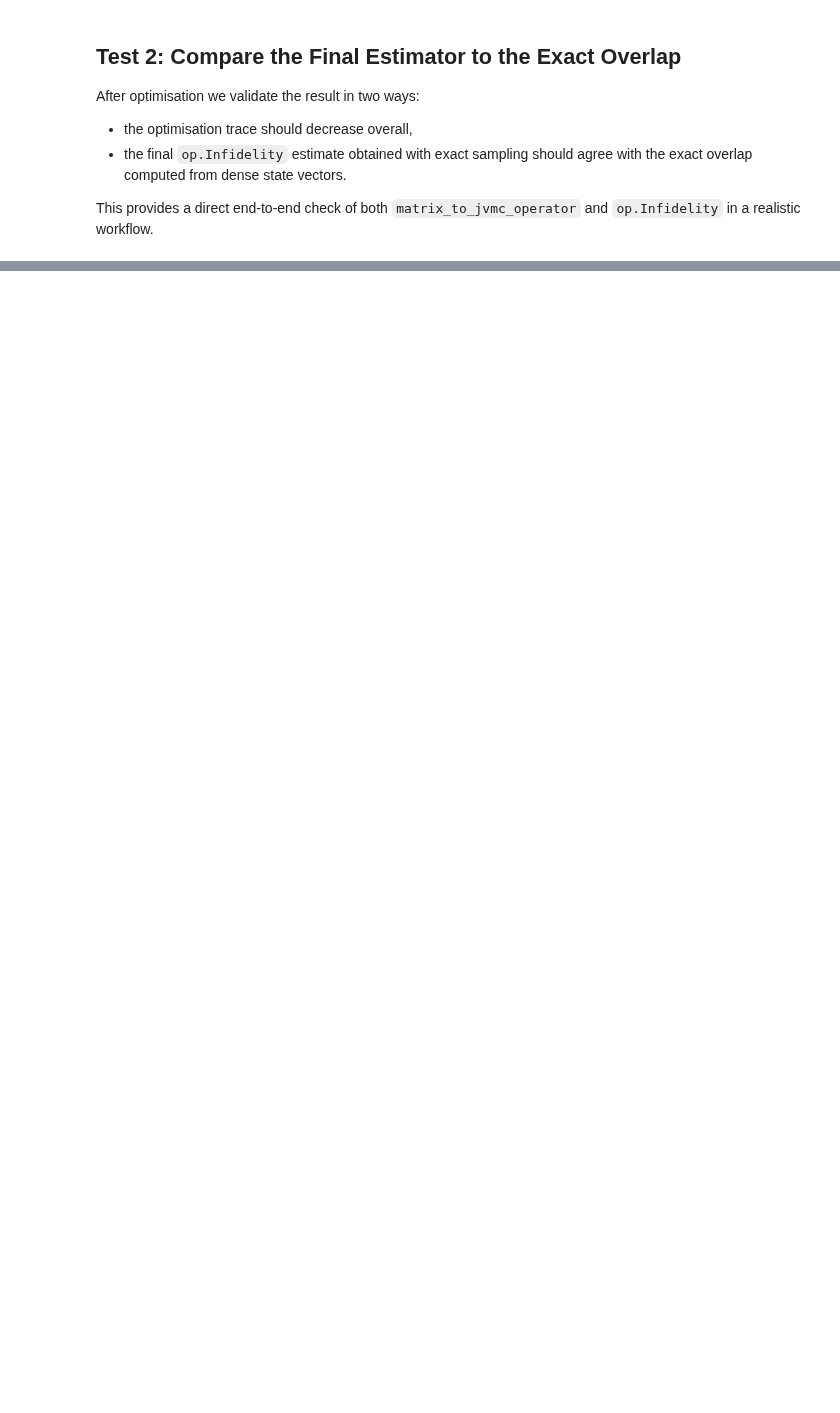
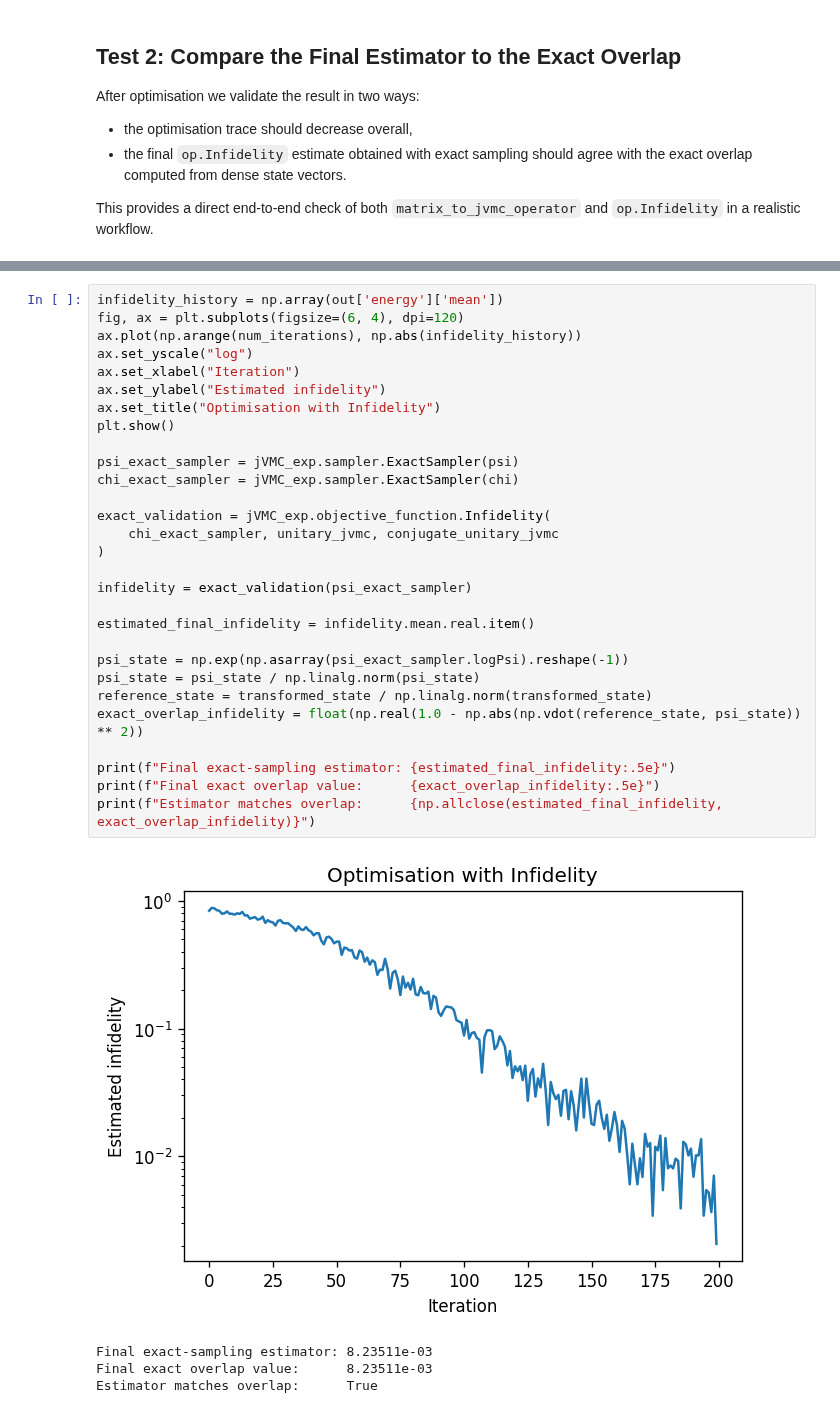
Before and after one commit to computational-quantum-science/jvmc-2.0, a Jupyter notebook: examples/infidelity_optimization.ipynb, the cells around one changed output, grey strips where cells are left out. Drawn from its saved outputs; the diff is of its cells as text; blank space fills up the shorter version.

```diff
--- a/examples/infidelity_optimization.ipynb
+++ b/examples/infidelity_optimization.ipynb
@@ -255,0 +194,34 @@ Estimator matches overlap:      True
+# %%
+infidelity_history = np.array(out['energy']['mean'])
+fig, ax = plt.subplots(figsize=(6, 4), dpi=120)
+ax.plot(np.arange(num_iterations), np.abs(infidelity_history))
+ax.set_yscale("log")
+ax.set_xlabel("Iteration")
+ax.set_ylabel("Estimated infidelity")
+ax.set_title("Optimisation with Infidelity")
+plt.show()
+
+psi_exact_sampler = jVMC_exp.sampler.ExactSampler(psi)
+chi_exact_sampler = jVMC_exp.sampler.ExactSampler(chi)
+
+exact_validation = jVMC_exp.objective_function.Infidelity(
+    chi_exact_sampler, unitary_jvmc, conjugate_unitary_jvmc
+)
+
+infidelity = exact_validation(psi_exact_sampler)
+
+estimated_final_infidelity = infidelity.mean.real.item()
+
+psi_state = np.exp(np.asarray(psi_exact_sampler.logPsi).reshape(-1))
+psi_state = psi_state / np.linalg.norm(psi_state)
+reference_state = transformed_state / np.linalg.norm(transformed_state)
+exact_overlap_infidelity = float(np.real(1.0 - np.abs(np.vdot(reference_state, psi_state)) ** 2))
+
+print(f"Final exact-sampling estimator: {estimated_final_infidelity:.5e}")
+print(f"Final exact overlap value:      {exact_overlap_infidelity:.5e}")
+print(f"Estimator matches overlap:      {np.allclose(estimated_final_infidelity, exact_overlap_infidelity)}")
+# %% [output]
+[figure, added]
+Final exact-sampling estimator: 8.23511e-03
+Final exact overlap value:      8.23511e-03
+Estimator matches overlap:      True
```
Also changed, not shown: parts of 5 cells of this notebook, 38 other files.
